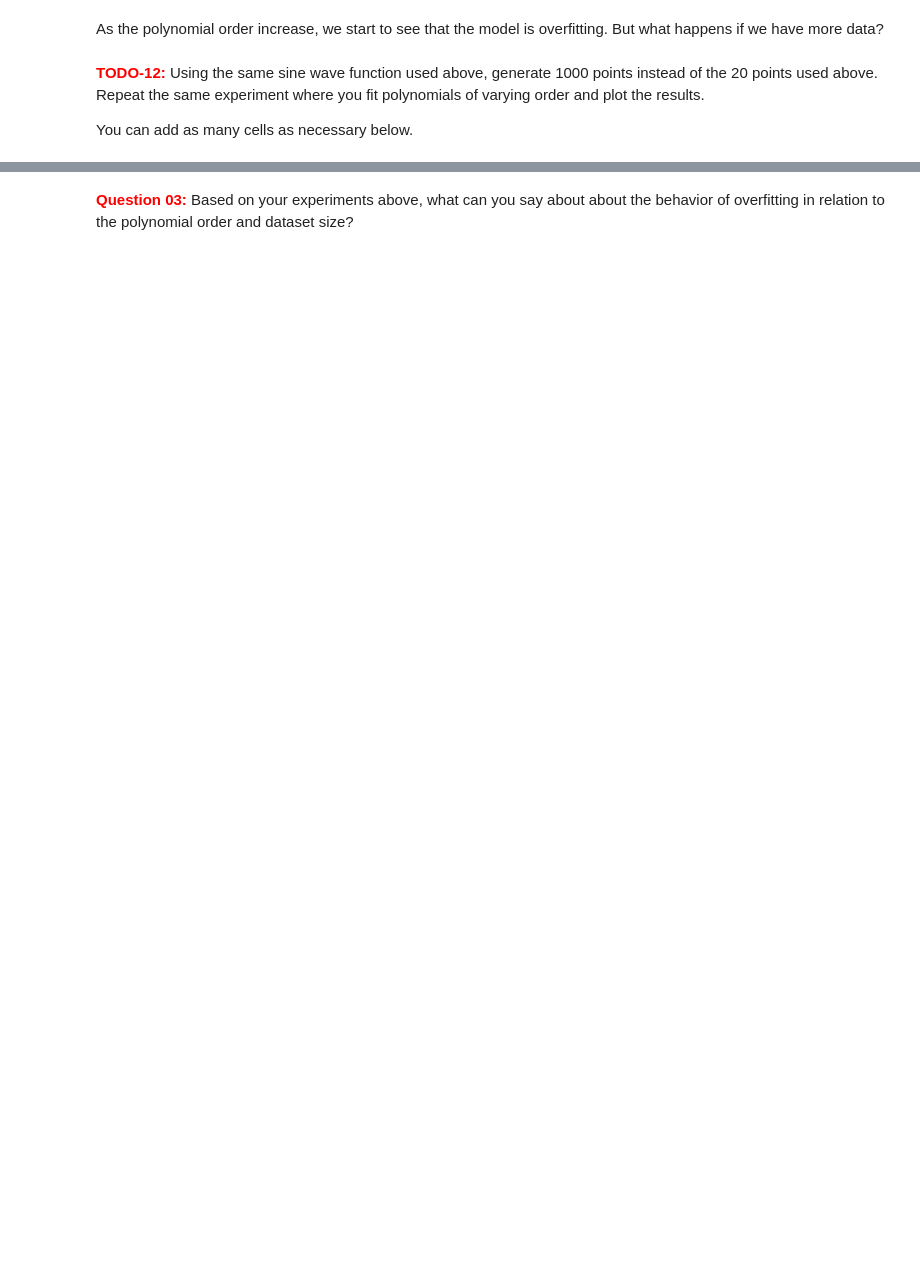
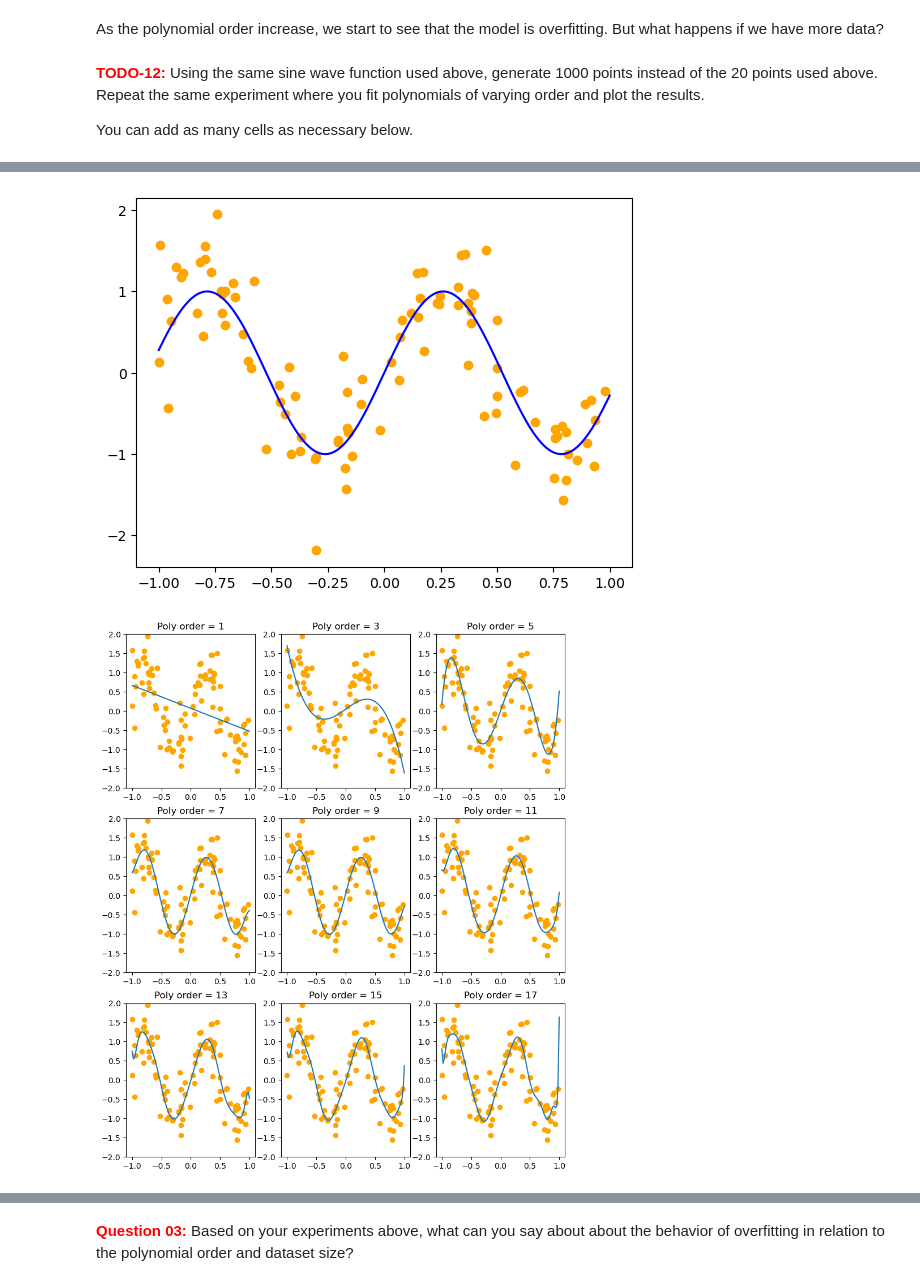
Before and after one commit to ningerdinger/KTAI1, a Jupyter notebook: Keytopics/Assignment1/1.3 - Machine Learning/1.3 - Machine Learning.ipynb, the cells around one changed output, grey strips where cells are left out. Saved outputs shown, nothing was run; the diff lists cells and outputs as text; code cells hidden in the pictures; blank space fills up the shorter version.

```diff
--- a/Keytopics/Assignment1/1.3 - Machine Learning/1.3 - Machine Learning.ipynb
+++ b/Keytopics/Assignment1/1.3 - Machine Learning/1.3 - Machine Learning.ipynb
@@ -284,0 +452,34 @@ You can add as many cells as necessary below.
+# %%
+# Generate 100 points using the sine wave function
+n_pts = 100
+np.random.seed(1)
+X_sin = np.random.uniform(-1.0, 1.0, size=(n_pts, 1))
+y_sin = np.sin(6 * X_sin.squeeze()) + np.random.randn(n_pts) * 0.5
+
+plt.scatter(X_sin, y_sin, color="orange", label="Data")
+
+x_true = np.linspace(-1, 1, 1000)
+y_true = np.sin(6 * x_true)
+plt.plot(x_true, y_true, color="blue", label="True underlying function")
+
+# Create a linear regression model and fit it to the toy data
+lin_reg = LinearRegression()
+lin_reg.fit(X_sin, y_sin)
+
+# Predict the output for the input data
+y_pred = lin_reg.predict(X_sin)
+
+X_test = np.linspace(-1.0,1.0, 100)[:,None]
+plt.figure(figsize=(10,12))
+for i in range(9):
+    poly_order = 2*i + 1
+    reg_model = fit_polynomial_regression(LinearRegression(),X_sin,y_sin, order=poly_order)
+    y_preds = predict_polynomial_regression(reg_model, X_test, order=poly_order)
+    plt.subplot(3,3,i+1)
+    plt.plot(X_test,y_preds)
+    plt.scatter(X_sin,y_sin, color="orange")
+    plt.ylim([-2,2])
+    plt.title("Poly order = {}".format(poly_order))
+# %% [output]
+[figure, added]
+[figure, added]
```
Also changed, not shown: parts of 25 cells of this notebook.
